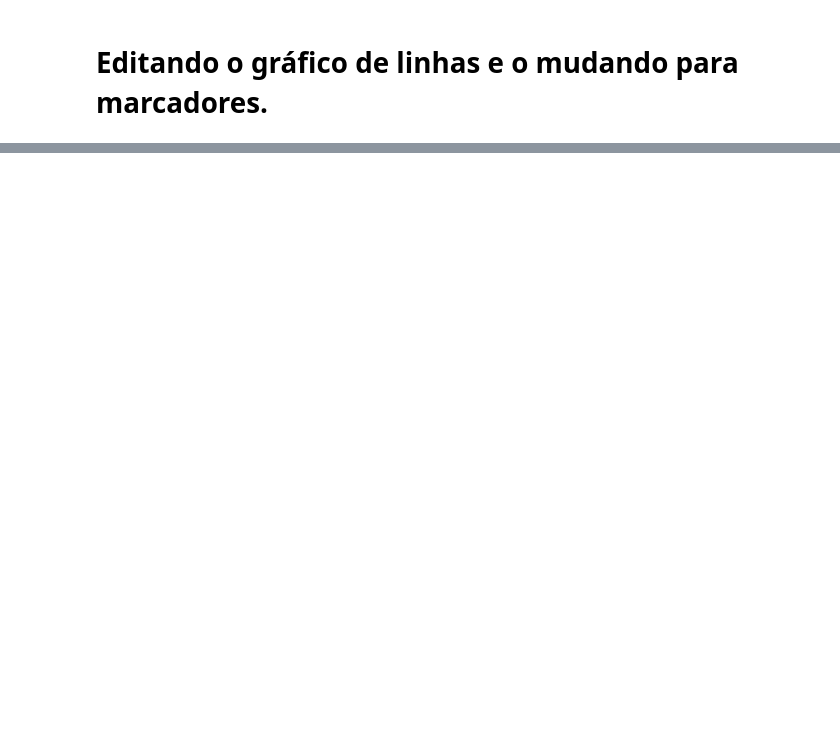
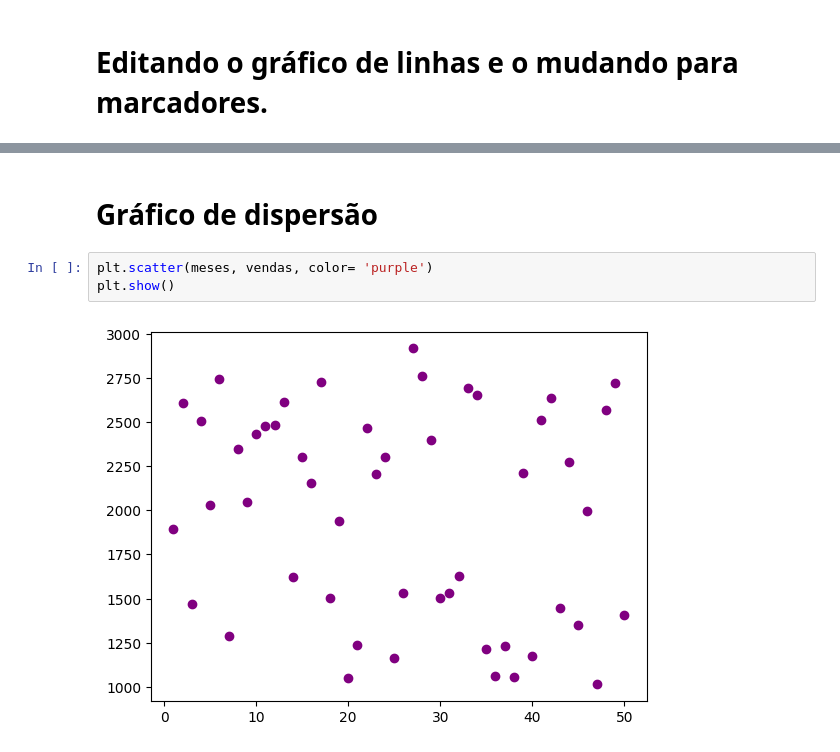
Before and after one commit to isrraelantonio/estudos-python, a Jupyter notebook: módulo 13/modulo_introduacao_orientacao_a_objetos.ipynb, the cells around one changed output, grey strips where cells are left out. Cells and saved outputs as stored; diff of their text form; blank space fills up the shorter version.

```diff
--- a/módulo 13/modulo_introduacao_orientacao_a_objetos.ipynb
+++ b/módulo 13/modulo_introduacao_orientacao_a_objetos.ipynb
@@ -748,0 +749,7 @@ plt.show()
+# %% [markdown]
+# Gráfico de dispersão
+# %%
+plt.scatter(meses, vendas, color= 'purple')
+plt.show()
+# %% [output]
+[figure, added]
```
Also changed, not shown: parts of 22 cells of this notebook.
